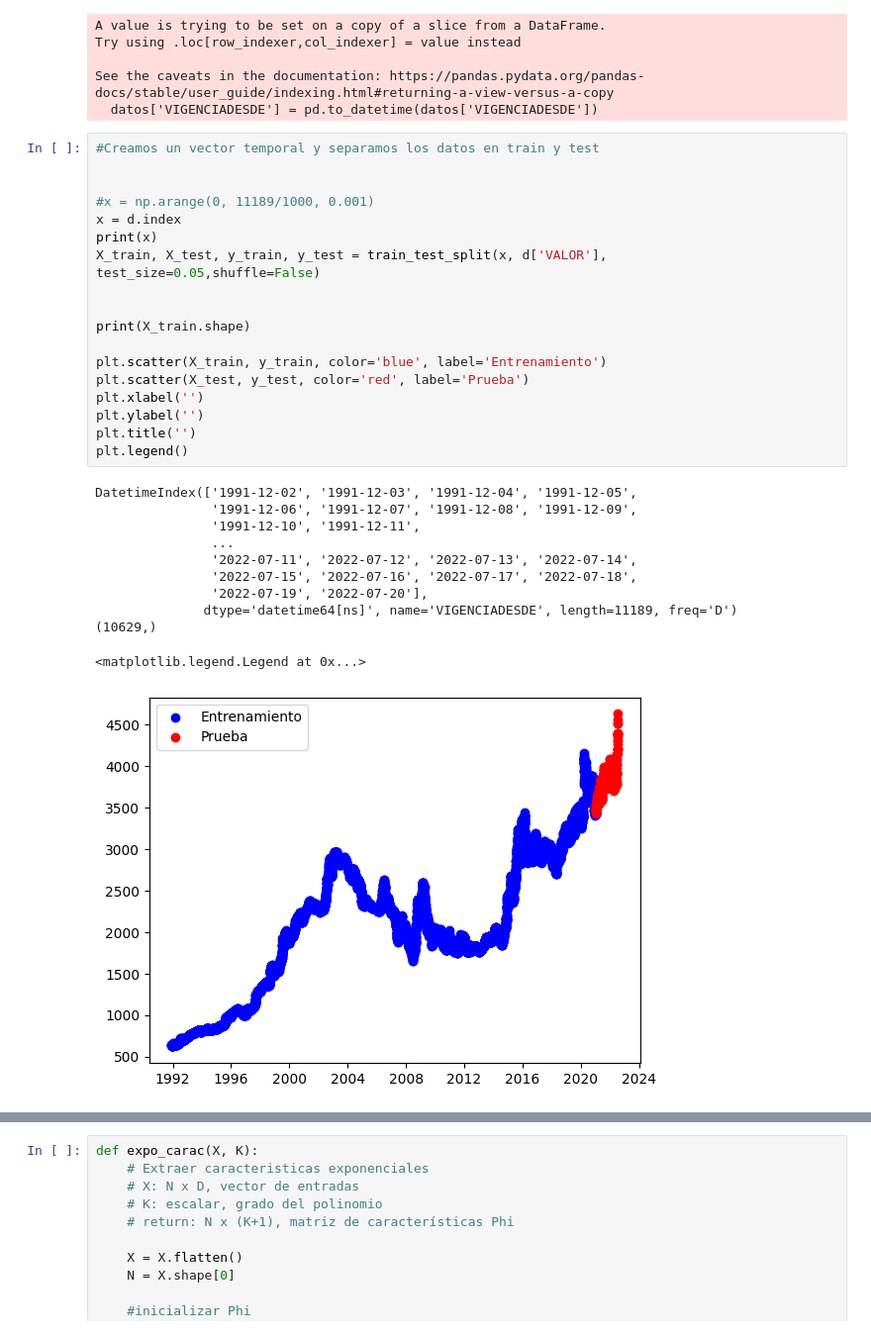
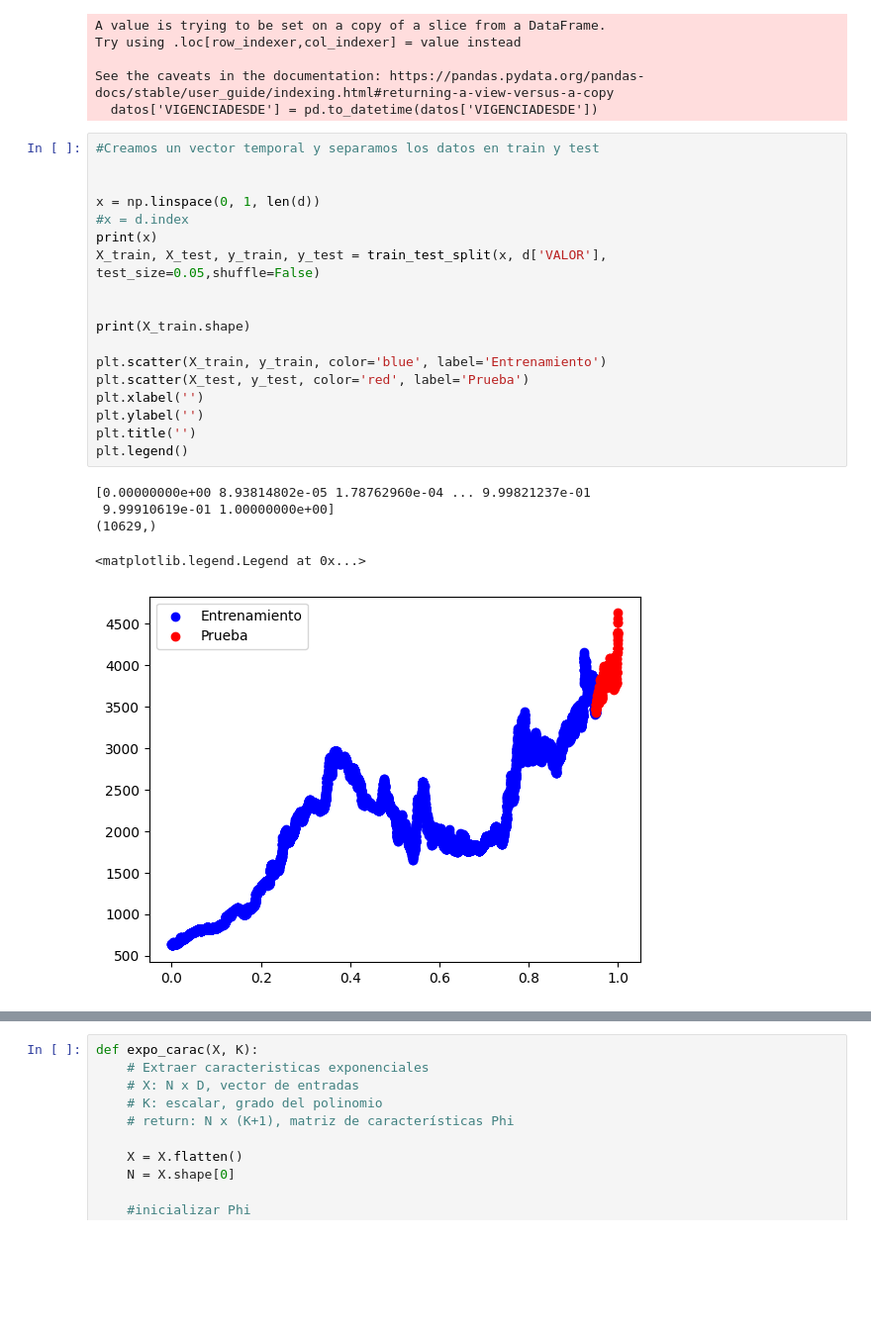
Before and after one commit to cabb1808/ProyectoSenales3, a Jupyter notebook: Proyecto_Final.ipynb, the cells around one changed output, grey strips where cells are left out. Shown at 99% size. Drawn from its saved outputs; the diff is of its cells as text; blank space fills up the shorter version.

```diff
--- a/Proyecto_Final.ipynb
+++ b/Proyecto_Final.ipynb
@@ -66,30 +66,24 @@ See the caveats in the documentation: https://pandas.pydata.org/pandas-docs/stab
 # %%
 #Creamos un vector temporal y separamos los datos en train y test
 
 
-#x = np.arange(0, 11189/1000, 0.001)
-x = d.index
+x = np.linspace(0, 1, len(d))
+#x = d.index
 print(x)
 X_train, X_test, y_train, y_test = train_test_split(x, d['VALOR'], test_size=0.05,shuffle=False)
 
 
 print(X_train.shape)
 
 plt.scatter(X_train, y_train, color='blue', label='Entrenamiento')
 plt.scatter(X_test, y_test, color='red', label='Prueba')
 plt.xlabel('')
 plt.ylabel('')
 plt.title('')
 plt.legend()
 # %% [output]
-DatetimeIndex(['1991-12-02', '1991-12-03', '1991-12-04', '1991-12-05',
-               '1991-12-06', '1991-12-07', '1991-12-08', '1991-12-09',
-               '1991-12-10', '1991-12-11',
-               ...
-               '2022-07-11', '2022-07-12', '2022-07-13', '2022-07-14',
-               '2022-07-15', '2022-07-16', '2022-07-17', '2022-07-18',
-               '2022-07-19', '2022-07-20'],
-              dtype='datetime64[ns]', name='VIGENCIADESDE', length=11189, freq='D')
+[0.00000000e+00 8.93814802e-05 1.78762960e-04 ... 9.99821237e-01
+ 9.99910619e-01 1.00000000e+00]
 (10629,)
 <matplotlib.legend.Legend at 0x...>
-[figure, old version]
+[figure, new version]
```
Also changed, not shown: parts of 3 cells of this notebook.
